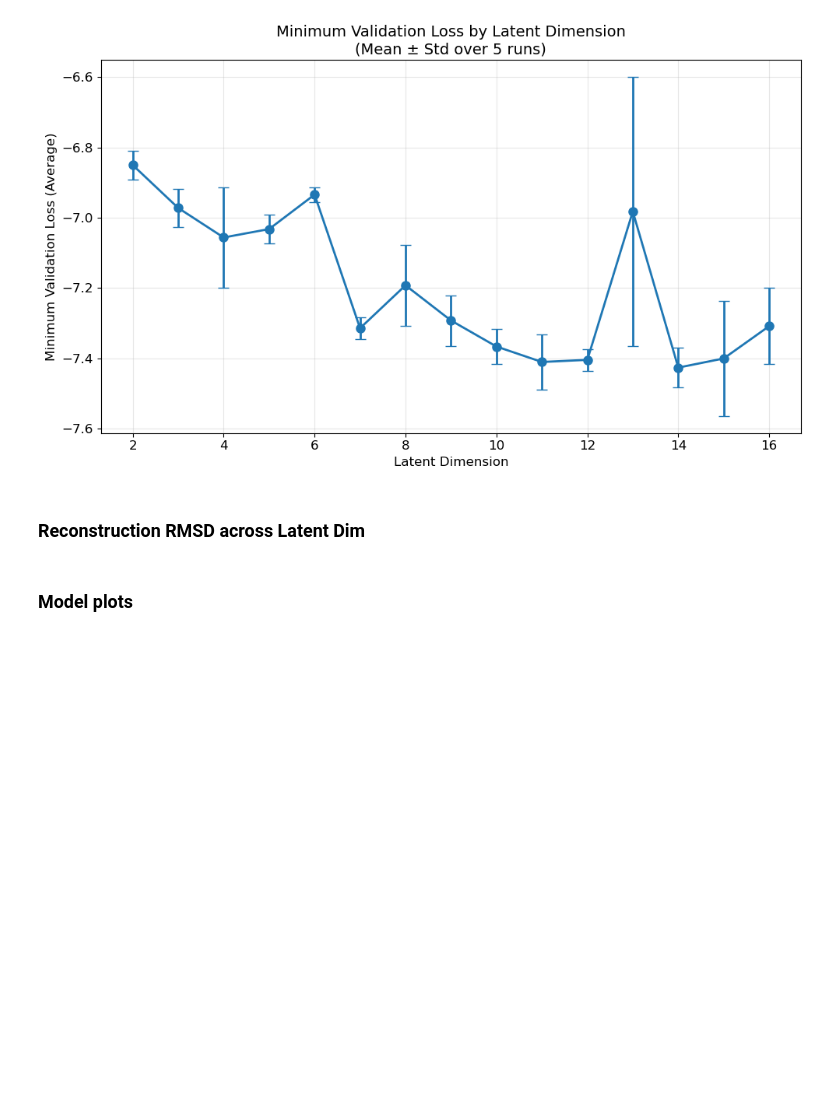
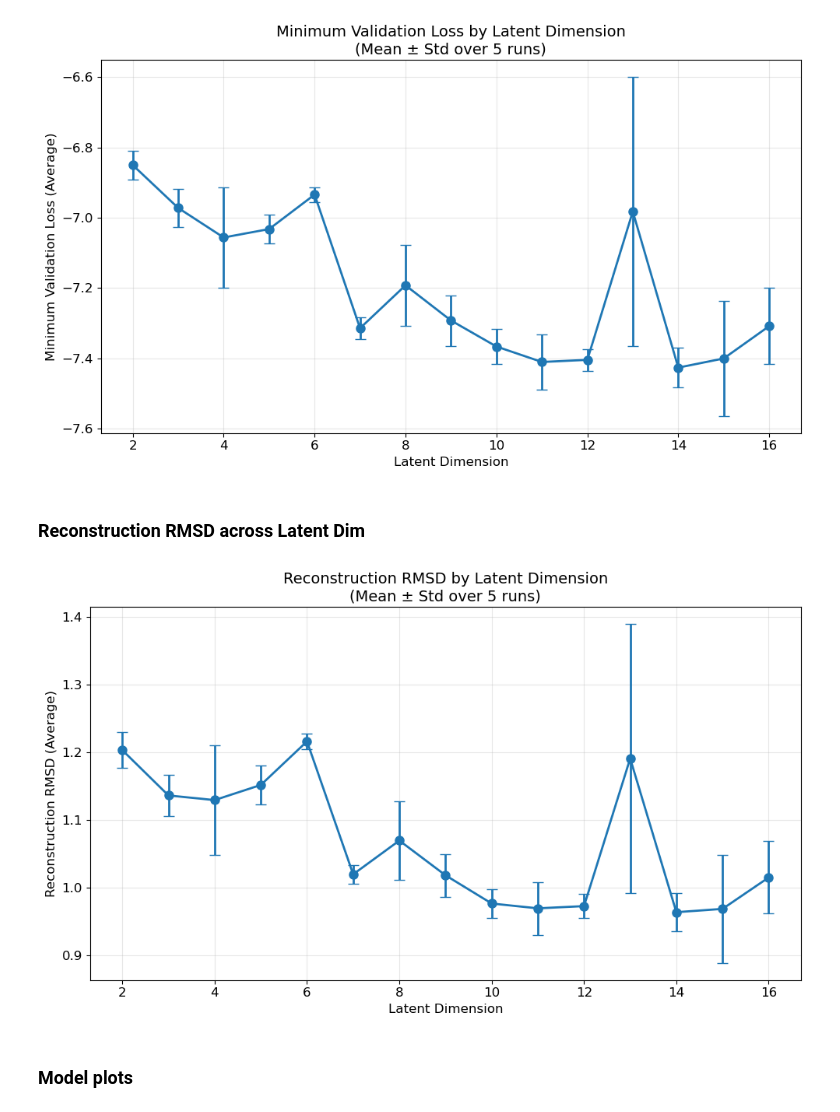
Before and after one commit to briandaniel14/molearn, a Jupyter notebook: analysis/cnn_multi_dim.ipynb, the cells around one changed output. Saved outputs shown, nothing was run; the diff lists cells and outputs as text; code cells hidden in the pictures; blank space fills up the shorter version.

```diff
--- a/analysis/cnn_multi_dim.ipynb
+++ b/analysis/cnn_multi_dim.ipynb
@@ -233,30 +259,25 @@ plt.show()
 # %% [markdown]
 ### Reconstruction RMSD across Latent Dim
 # %%
-import gc
-
-from utils import rmsd
-
 avg_valid_rmsd: dict[int, float] = {}
 std_valid_rmsd: dict[int, float] = {}
 
 rows = []
 
-for n in ALL_VARS:
+
+for var in ALL_VARS:
     rmsds: list[float] = []
 
     for run in RUNS:
-        raw = MAs[run][n].get_dataset(key="train_both")
-        decoded = MAs[run][n].get_decoded(key="train_both")
-        rmsd_val = float(rmsd(raw, decoded))
+        errors_train = MAs[run][var].get_error(key="train_both")
+        rmsd_val = float(np.mean(errors_train))
         rmsds.append(rmsd_val)
-        rows.append({"var": n, "run": run, "dataset": "Train Both", "rmsd": rmsd_val})
+        rows.append({"var": var, "run": run, "dataset": "train_both", "rmsd": rmsd_val})
 
-        raw_test = MAs[run][n].get_dataset(key="test_trans")
-        decoded_test = MAs[run][n].get_decoded(key="test_trans")
-        rmsd_val_test = float(rmsd(raw_test, decoded_test))
+        errors_test = MAs[run][var].get_error(key="test_trans")
+        rmsd_val_test = float(np.mean(errors_test))
         rows.append(
-            {"var": n, "run": run, "dataset": "Test Transition", "rmsd": rmsd_val_test}
+            {"var": var, "run": run, "dataset": "test_trans", "rmsd": rmsd_val_test}
         )
 
         MAs[run][var]._decoded.clear()
@@ -264,38 +285,40 @@ for n in ALL_VARS:
         gc.collect()
         torch.cuda.empty_cache()
 
-    avg_valid_rmsd[n] = float(np.mean(rmsds))
-    std_valid_rmsd[n] = float(np.std(rmsds))
+    avg_valid_rmsd[var] = float(np.mean(rmsds))
+    std_valid_rmsd[var] = float(np.std(rmsds))
 
 df_rmsd = pd.DataFrame(rows)
 df_rmsd_summary = (
     df_rmsd.groupby(["var", "dataset"])["rmsd"].agg(["mean", "std"]).reset_index()
 )
 
 df_rmsd_summary.sort_values(["var", "dataset"]).to_csv(
-    "statistics/reconstruction_rmsd.csv", index=False
+    "../statistics/reconstruction_rmsd.csv", index=False
 )
 
 plt.figure(figsize=(10, 6))
 plt.errorbar(
     list(avg_valid_rmsd.keys()),
     list(avg_valid_rmsd.values()),
     yerr=list(std_valid_rmsd.values()),
     marker="o",
     linewidth=2,
     markersize=8,
     capsize=5,
 )
 
 plt.xlabel("Latent Dimension", fontsize=12)
 plt.ylabel("Reconstruction RMSD (Average)", fontsize=12)
 plt.title(
     "Reconstruction RMSD by Latent Dimension\n(Mean ± Std over 5 runs)",
     fontsize=14,
 )
 plt.grid(alpha=0.3)
 plt.tight_layout()
 plt.show()
+# %% [output]
+[figure, added]
 # %% [markdown]
 ### Model plots
 # %% [markdown]
```
Also changed, not shown: parts of 8 cells of this notebook, 7 other files.
